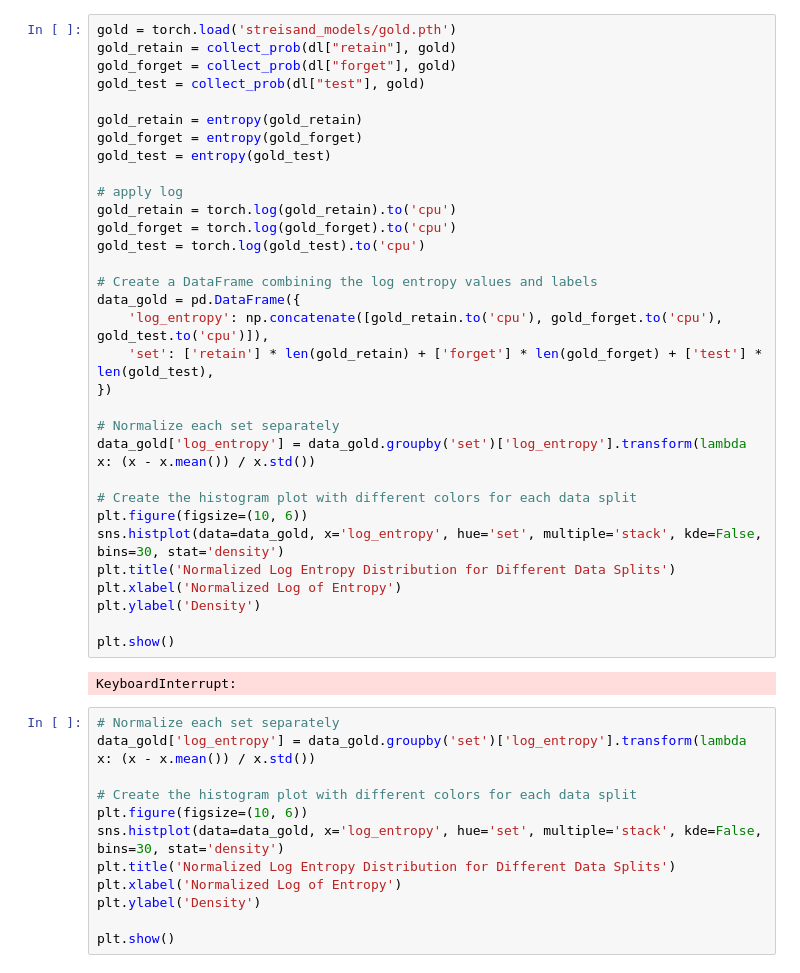
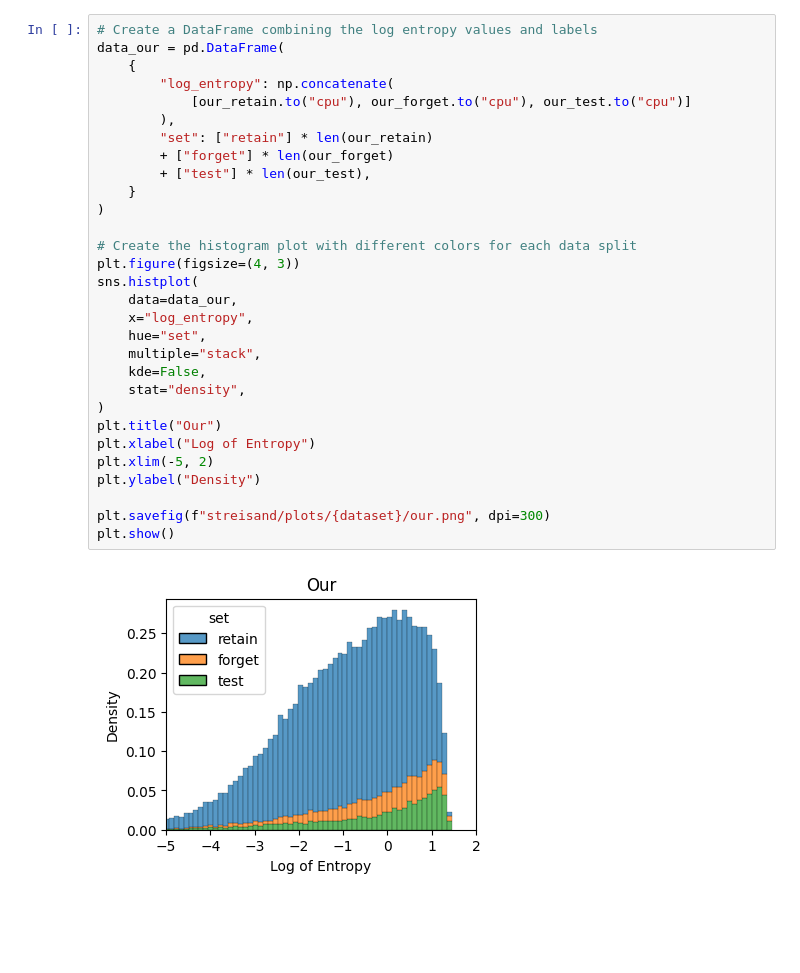
Before and after one commit to cspartalis/LoTUS, a Jupyter notebook: notebooks/streisand.ipynb, the cells around one changed output. Cells and saved outputs as stored; diff of their text form; blank space fills up the shorter version.

```diff
--- a/notebooks/streisand.ipynb
+++ b/notebooks/streisand.ipynb
@@ -85,46 +214,32 @@ Text(0, 0.5, 'Density')
 # %%
-gold = torch.load('streisand_models/gold.pth')
-gold_retain = collect_prob(dl["retain"], gold)
-gold_forget = collect_prob(dl["forget"], gold)
-gold_test = collect_prob(dl["test"], gold)
-
-gold_retain = entropy(gold_retain)
-gold_forget = entropy(gold_forget)
-gold_test = entropy(gold_test)
-
-# apply log
-gold_retain = torch.log(gold_retain).to('cpu')
-gold_forget = torch.log(gold_forget).to('cpu')
-gold_test = torch.log(gold_test).to('cpu')
-
 # Create a DataFrame combining the log entropy values and labels
-data_gold = pd.DataFrame({
-    'log_entropy': np.concatenate([gold_retain.to('cpu'), gold_forget.to('cpu'), gold_test.to('cpu')]),
-    'set': ['retain'] * len(gold_retain) + ['forget'] * len(gold_forget) + ['test'] * len(gold_test),
-})
-
-# Normalize each set separately
-data_gold['log_entropy'] = data_gold.groupby('set')['log_entropy'].transform(lambda x: (x - x.mean()) / x.std())
+data_our = pd.DataFrame(
+    {
+        "log_entropy": np.concatenate(
+            [our_retain.to("cpu"), our_forget.to("cpu"), our_test.to("cpu")]
+        ),
+        "set": ["retain"] * len(our_retain)
+        + ["forget"] * len(our_forget)
+        + ["test"] * len(our_test),
+    }
+)
 
 # Create the histogram plot with different colors for each data split
-plt.figure(figsize=(10, 6))
-sns.histplot(data=data_gold, x='log_entropy', hue='set', multiple='stack', kde=False, bins=30, stat='density')
-plt.title('Normalized Log Entropy Distribution for Different Data Splits')
-plt.xlabel('Normalized Log of Entropy')
-plt.ylabel('Density')
+plt.figure(figsize=(4, 3))
+sns.histplot(
+    data=data_our,
+    x="log_entropy",
+    hue="set",
+    multiple="stack",
+    kde=False,
+    stat="density",
+)
+plt.title("Our")
+plt.xlabel("Log of Entropy")
+plt.xlim(-5, 2)
+plt.ylabel("Density")
 
+plt.savefig(f"streisand/plots/{dataset}/our.png", dpi=300)
 plt.show()
 # %% [output]
-KeyboardInterrupt:
+[figure, added]
-# %%
-# Normalize each set separately
-data_gold['log_entropy'] = data_gold.groupby('set')['log_entropy'].transform(lambda x: (x - x.mean()) / x.std())
-
-# Create the histogram plot with different colors for each data split
-plt.figure(figsize=(10, 6))
-sns.histplot(data=data_gold, x='log_entropy', hue='set', multiple='stack', kde=False, bins=30, stat='density')
-plt.title('Normalized Log Entropy Distribution for Different Data Splits')
-plt.xlabel('Normalized Log of Entropy')
-plt.ylabel('Density')
-
-plt.show()
```
Also changed, not shown: parts of 11 cells of this notebook, 25 other files.
